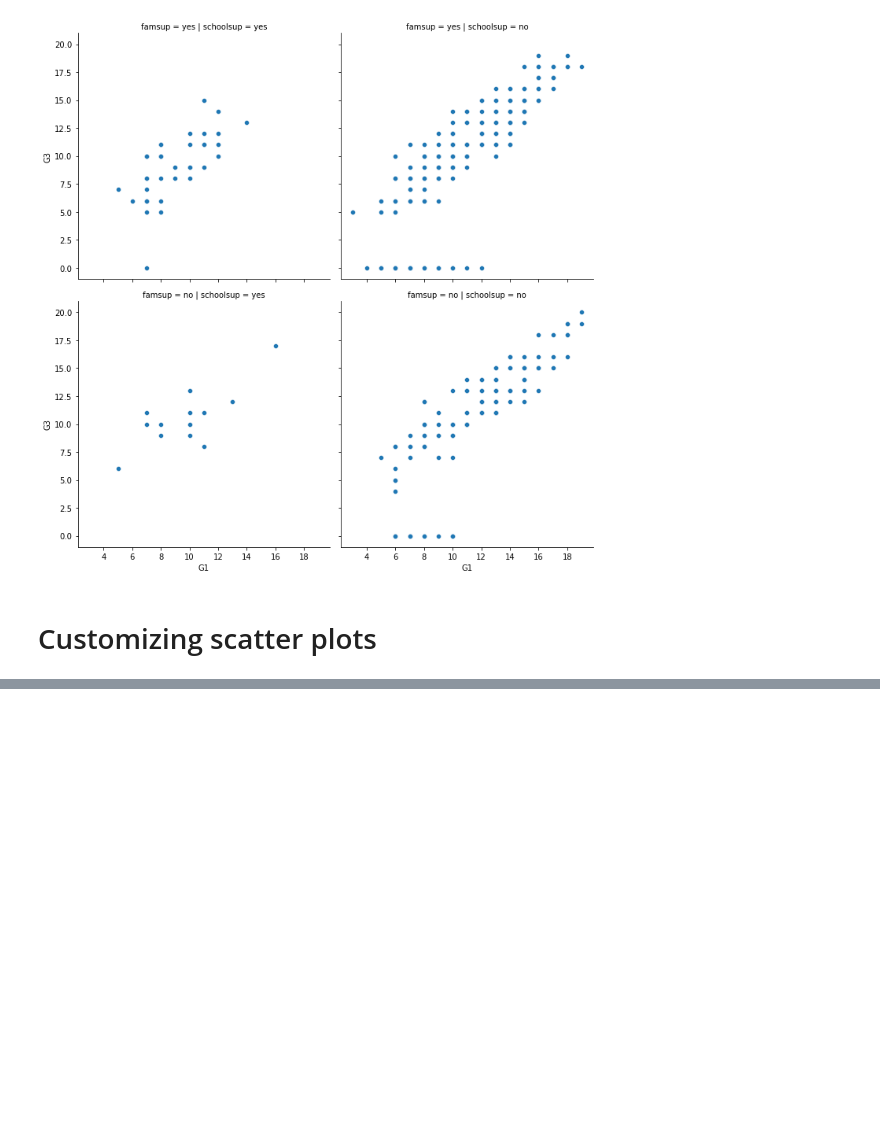
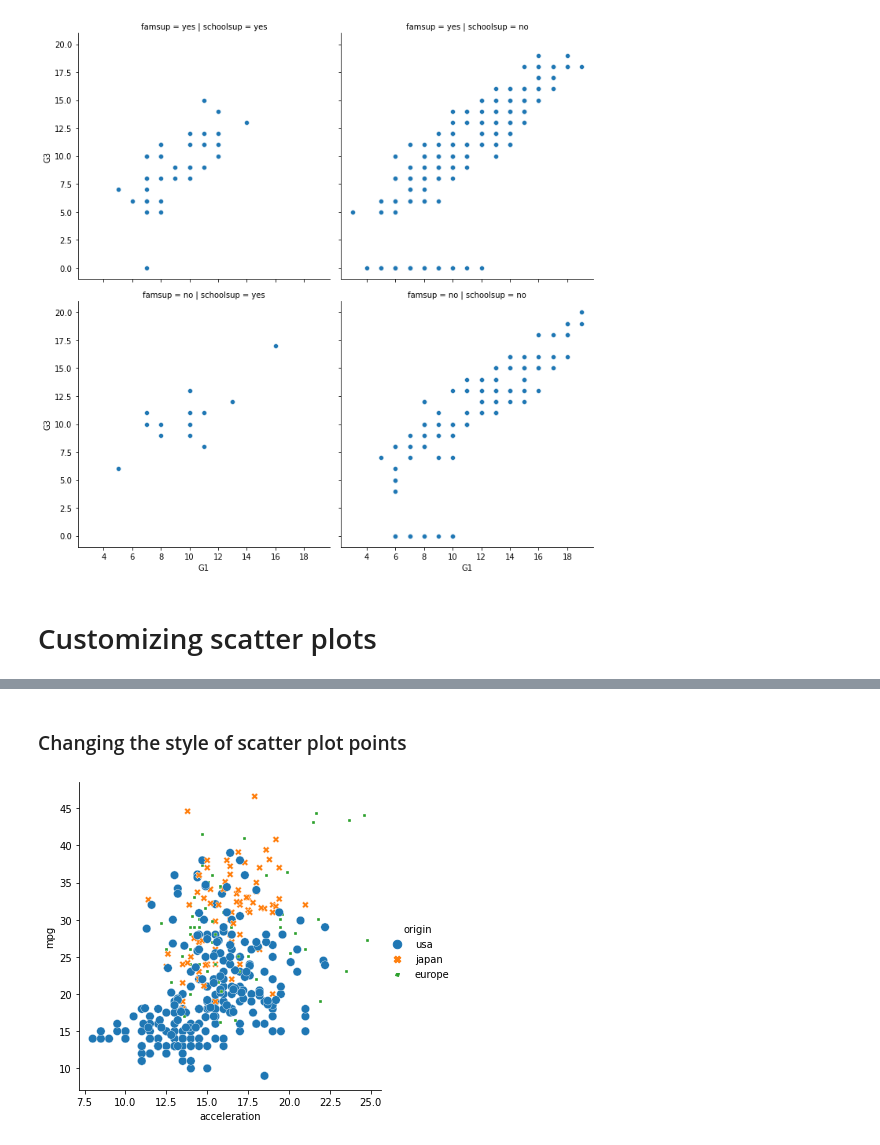
Before and after one commit to harrystaley/DataCamp, a Jupyter notebook: courses/Introduction to Data Visualization with Seaborn/2 Visualizing Two Quantitative Variables.ipynb, the cells around one changed output, grey strips where cells are left out. Drawn from its saved outputs; the diff is of its cells as text; code cells hidden in the pictures; blank space fills up the shorter version.

```diff
--- a/courses/Introduction to Data Visualization with Seaborn/2 Visualizing Two Quantitative Variables.ipynb
+++ b/courses/Introduction to Data Visualization with Seaborn/2 Visualizing Two Quantitative Variables.ipynb
@@ -85,0 +115,21 @@ plt.show()
+# %% [markdown]
+### Changing the style of scatter plot points
+# %%
+# Import Matplotlib and Seaborn
+import matplotlib.pyplot as plt
+import seaborn as sns
+
+# Create a scatter plot of acceleration vs. mpg
+sns.relplot(kind='scatter',
+            data=mpg,
+            x="acceleration",
+            y="mpg",
+            size="origin",
+            hue="origin",
+            style="origin"
+           )
+
+# Show plot
+plt.show()
+# %% [output]
+[figure, added]
```
Also changed, not shown: parts of 11 cells of this notebook, 1 other file.
